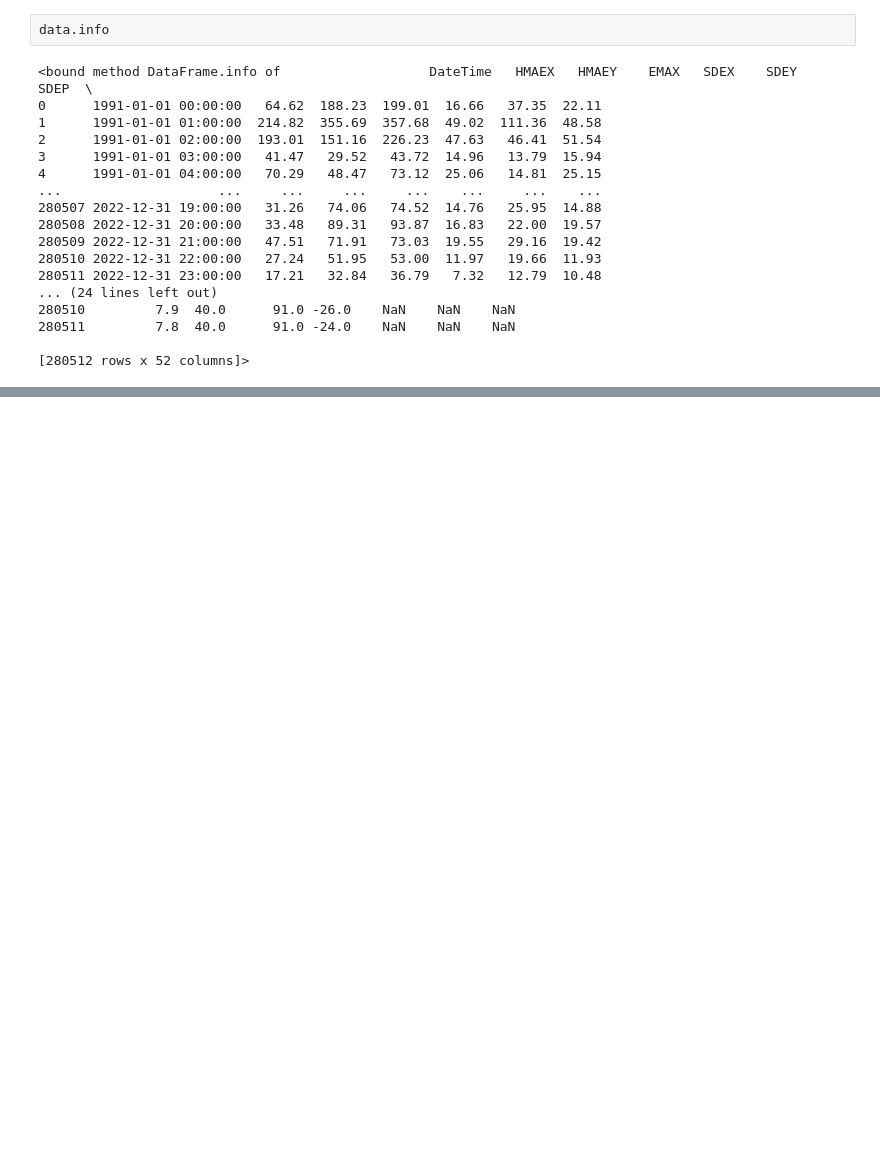
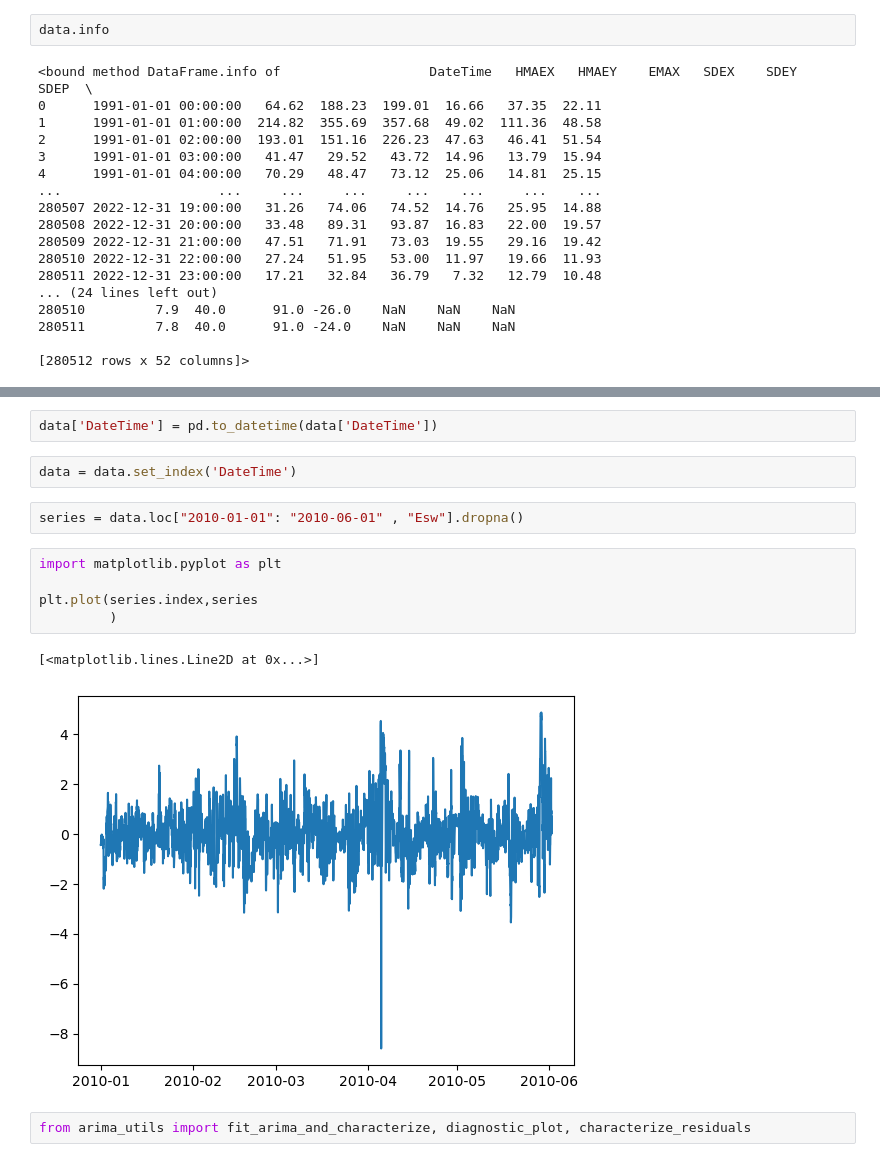
Before and after one commit to kylermurphy/ml_fw, a Jupyter notebook: notebooks/Space_Weather_Workbook.ipynb, the cells around one changed output, grey strips where cells are left out. Cells and saved outputs as stored; diff of their text form; blank space fills up the shorter version.

```diff
--- a/notebooks/Space_Weather_Workbook.ipynb
+++ b/notebooks/Space_Weather_Workbook.ipynb
@@ -1419,0 +1498,16 @@ series = data.loc[""]
+# %%
+data['DateTime'] = pd.to_datetime(data['DateTime'])
+# %%
+data = data.set_index('DateTime')
+# %%
+series = data.loc["2010-01-01": "2010-06-01" , "Esw"].dropna()
+# %%
+import matplotlib.pyplot as plt
+
+plt.plot(series.index,series
+         )
+# %% [output]
+[<matplotlib.lines.Line2D at 0x...>]
+[figure, added]
+# %%
+from arima_utils import fit_arima_and_characterize, diagnostic_plot, characterize_residuals
```
Also changed, not shown: parts of 14 cells of this notebook, 2 other files.
